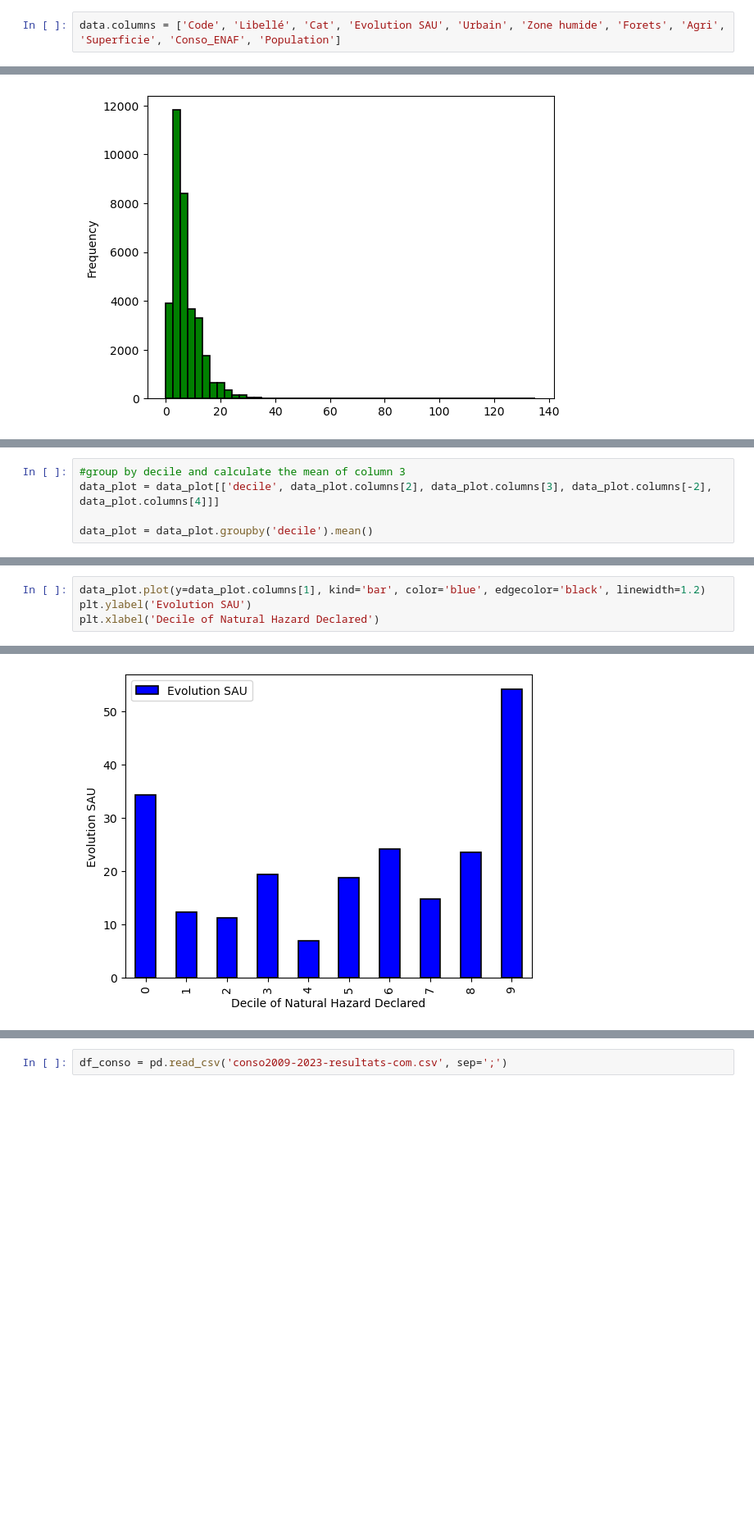
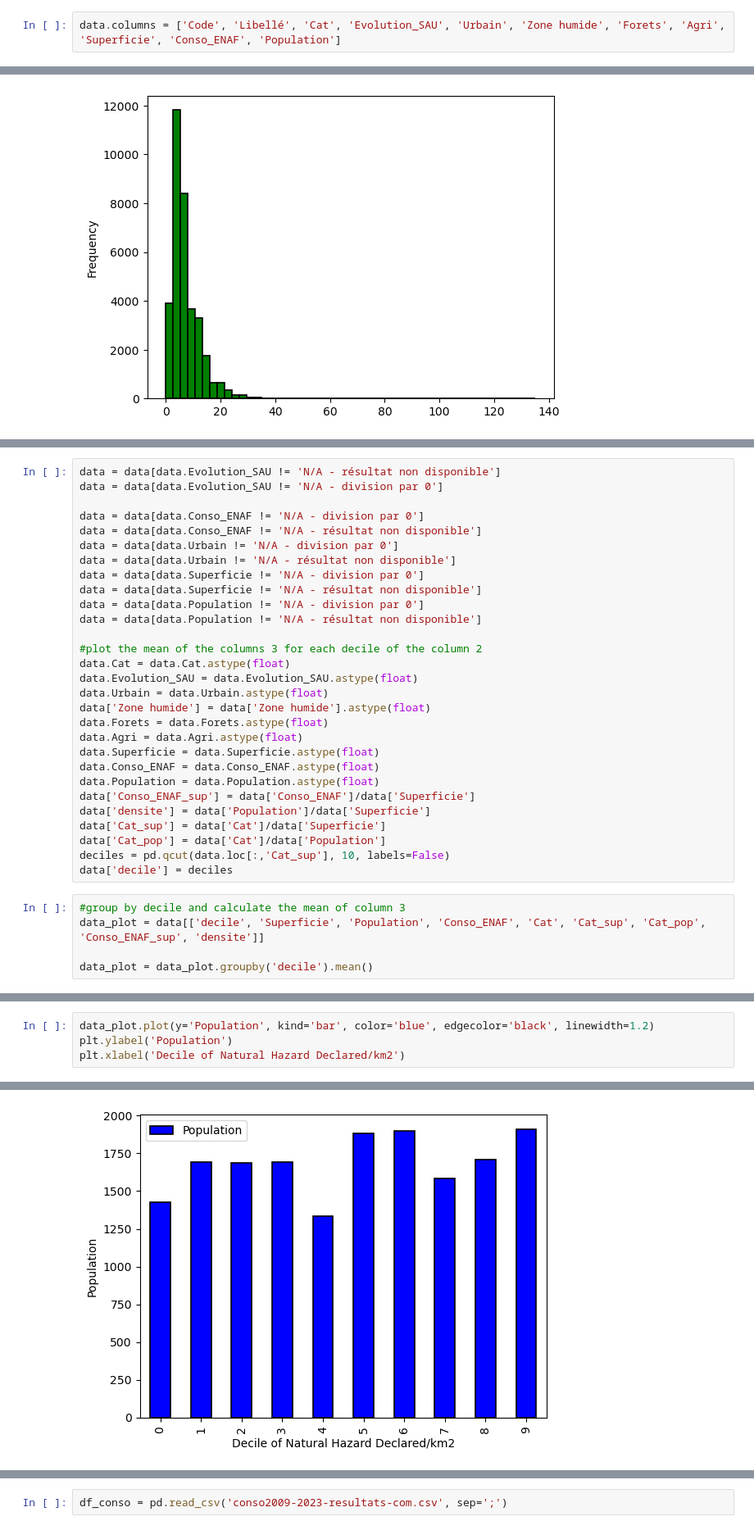
Before and after one commit to colinlenoble/Land-use, a Jupyter notebook: motivation.ipynb, the cells around one changed output, grey strips where cells are left out. Shown at 82% size. Cells and saved outputs as stored; diff of their text form; blank space fills up the shorter version.

```diff
--- a/motivation.ipynb
+++ b/motivation.ipynb
@@ -7,4 +7,4 @@ data = pd.read_csv('data(4).csv', sep=';')
 data.columns = data.iloc[1]
 data = data.drop([0, 1])
 # %%
-data.columns = ['Code', 'Libellé', 'Cat', 'Evolution SAU', 'Urbain', 'Zone humide', 'Forets', 'Agri', 'Superficie', 'Conso_ENAF', 'Population']
+data.columns = ['Code', 'Libellé', 'Cat', 'Evolution_SAU', 'Urbain', 'Zone humide', 'Forets', 'Agri', 'Superficie', 'Conso_ENAF', 'Population']
@@ -69,5 +25,34 @@ TypeError: unsupported operand type(s) for /: 'str' and 'float'
+# %%
+data = data[data.Evolution_SAU != 'N/A - résultat non disponible']
+data = data[data.Evolution_SAU != 'N/A - division par 0']
+
+data = data[data.Conso_ENAF != 'N/A - division par 0']
+data = data[data.Conso_ENAF != 'N/A - résultat non disponible']
+data = data[data.Urbain != 'N/A - division par 0']
+data = data[data.Urbain != 'N/A - résultat non disponible']
+data = data[data.Superficie != 'N/A - division par 0']
+data = data[data.Superficie != 'N/A - résultat non disponible']
+data = data[data.Population != 'N/A - division par 0']
+data = data[data.Population != 'N/A - résultat non disponible']
+
+#plot the mean of the columns 3 for each decile of the column 2
+data.Cat = data.Cat.astype(float)
+data.Evolution_SAU = data.Evolution_SAU.astype(float)
+data.Urbain = data.Urbain.astype(float)
+data['Zone humide'] = data['Zone humide'].astype(float)
+data.Forets = data.Forets.astype(float)
+data.Agri = data.Agri.astype(float)
+data.Superficie = data.Superficie.astype(float)
+data.Conso_ENAF = data.Conso_ENAF.astype(float)
+data.Population = data.Population.astype(float)
+data['Conso_ENAF_sup'] = data['Conso_ENAF']/data['Superficie']
+data['densite'] = data['Population']/data['Superficie']
+data['Cat_sup'] = data['Cat']/data['Superficie']
+data['Cat_pop'] = data['Cat']/data['Population']
+deciles = pd.qcut(data.loc[:,'Cat_sup'], 10, labels=False)
+data['decile'] = deciles
 # %%
 #group by decile and calculate the mean of column 3
-data_plot = data_plot[['decile', data_plot.columns[2], data_plot.columns[3], data_plot.columns[-2], data_plot.columns[4]]]
+data_plot = data[['decile', 'Superficie', 'Population', 'Conso_ENAF', 'Cat', 'Cat_sup', 'Cat_pop', 'Conso_ENAF_sup', 'densite']]
 
 data_plot = data_plot.groupby('decile').mean()
@@ -89,5 +59,5 @@ data_plot
 # %%
-data_plot.plot(y=data_plot.columns[1], kind='bar', color='blue', edgecolor='black', linewidth=1.2)
-plt.ylabel('Evolution SAU')
-plt.xlabel('Decile of Natural Hazard Declared')
+data_plot.plot(y='Population', kind='bar', color='blue', edgecolor='black', linewidth=1.2)
+plt.ylabel('Population')
+plt.xlabel('Decile of Natural Hazard Declared/km2')
 # %% [output]
@@ -95,3 +65,3 @@ Text(0.5, 0, 'Decile of Natural Hazard Declared')
-[figure, old version]
+[figure, new version]
 # %%
 #same for column 3
```
Also changed, not shown: parts of 35 cells of this notebook, 9 other files.
